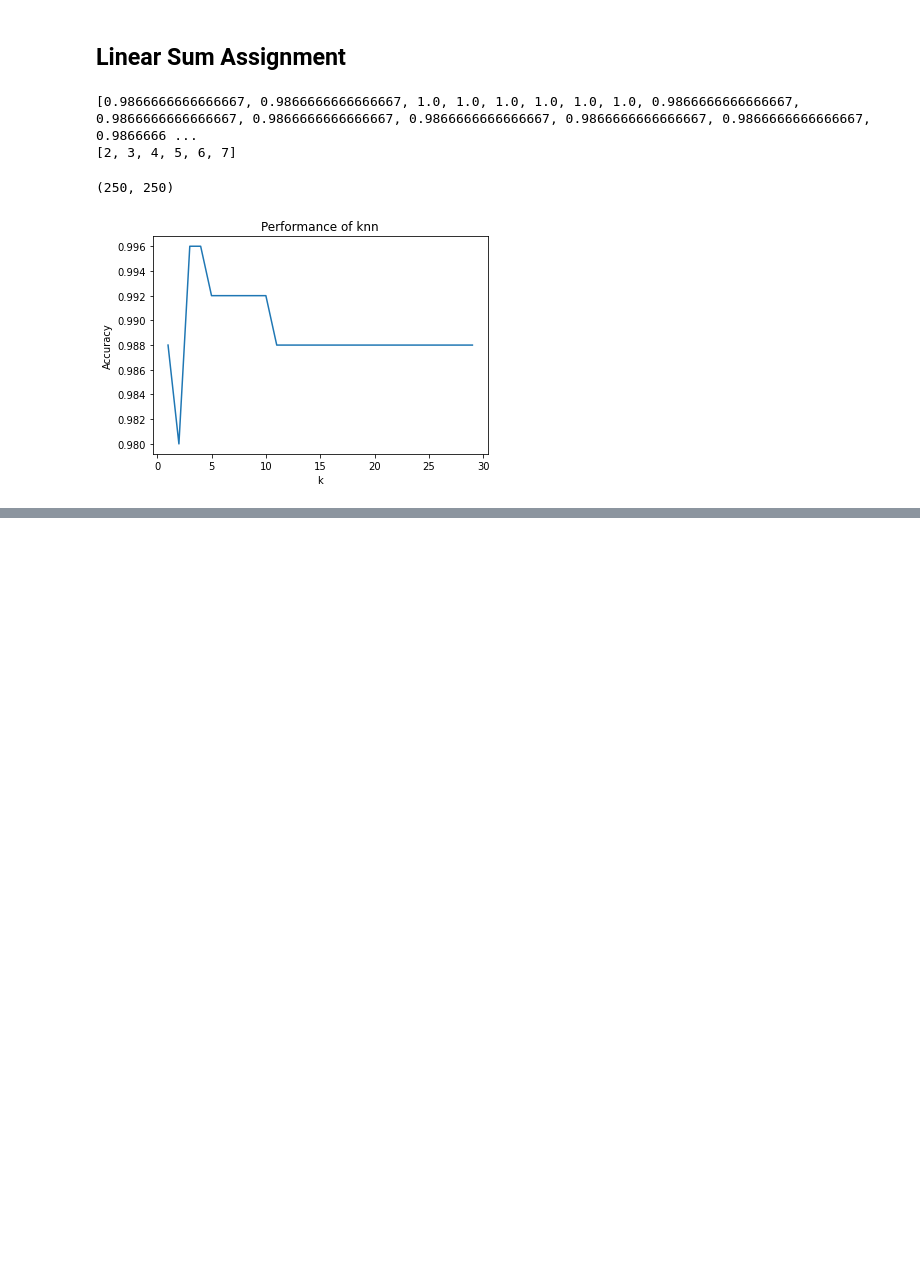
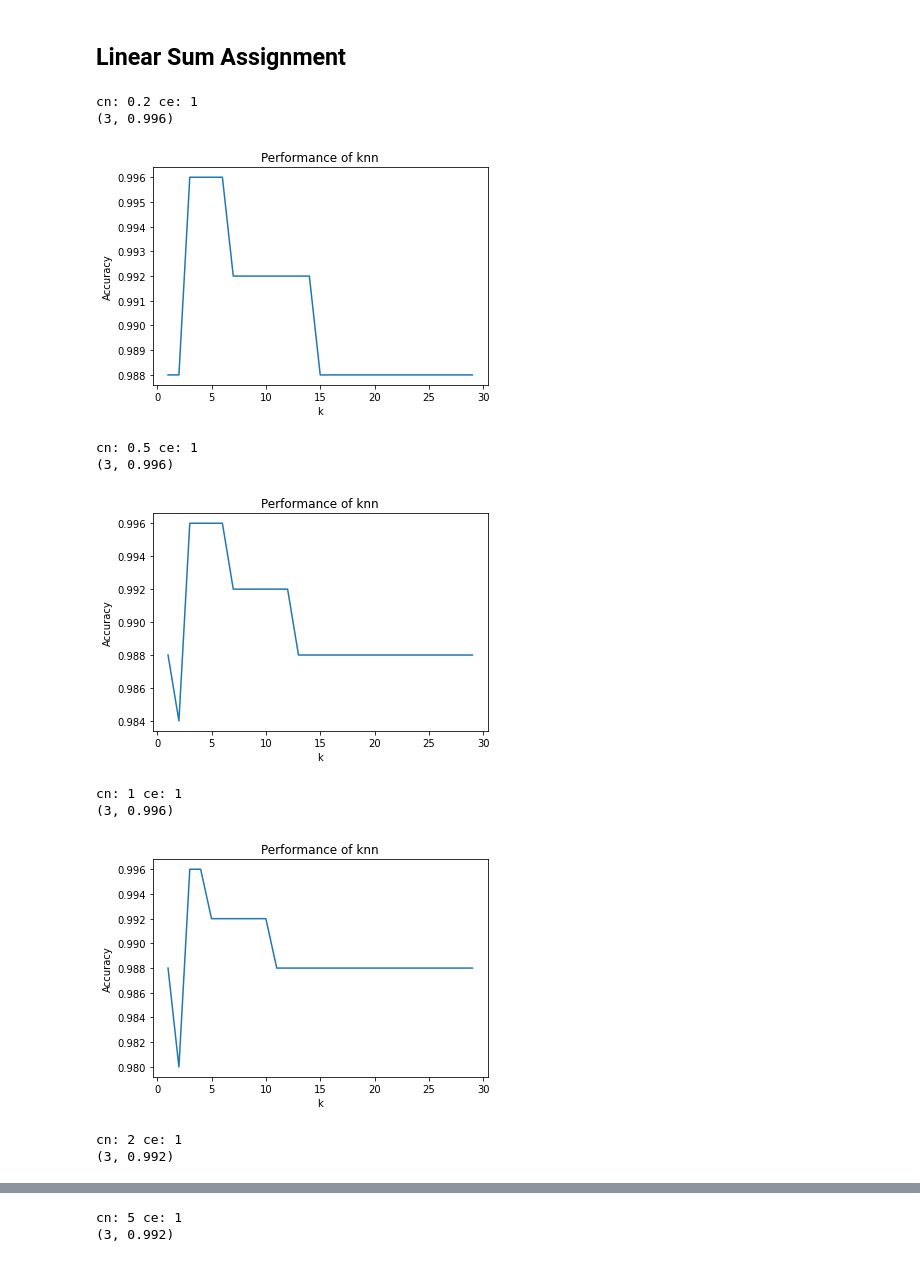
Before and after one commit to anninahelmy/PatternRecognition_FS22, a Jupyter notebook: Molecules/Molecules.ipynb, the cells around one changed output, grey strips where cells are left out. Cells and saved outputs as stored; diff of their text form; code cells hidden in the pictures; blank space fills up the shorter version.

```diff
--- a/Molecules/Molecules.ipynb
+++ b/Molecules/Molecules.ipynb
@@ -63,8 +63,6 @@ import matplotlib.pyplot as plt
 
 def create_graph(filepath):
     tree = ET.parse(filepath)
-    root = tree.getroot()
-    #molecules = {'symbols':[], 'nodes':[], 'edges':[], 'adjacent_edges': []}
     molecules = defaultdict(list)
 
     for node in tree.findall('.//node'):
@@ -74,7 +72,7 @@ def create_graph(filepath):
         molecules['edges'].append([int(edge.attrib['from'].replace('_', '')), int(edge.attrib['to'].replace('_', ''))])
     for symbol in tree.findall('.//attr'):
         if(symbol.attrib['name'] == 'symbol'):
-            molecules['symbols'].append([symbol[0].text.replace(' ', '')])
+            molecules['symbols'].append([symbol[0].text.strip()])
     for node in molecules['nodes']:
         counter = 0
         for edge in molecules['edges']:
@@ -84,14 +82,13 @@ def create_graph(filepath):
     return molecules
 
 
-
+#check if all valid files can be transformed
 graphs = []
 for fn in os.scandir('../Molecules/MoleculesClassification/gxl/'):
     # Only include XML files
     if not fn.name.endswith('.gxl'):
         continue
     graphs.append(create_graph(fn))
-
 print(graphs[3])
 print(graphs[1])
 # %% [output]
@@ -182,23 +164,22 @@ def cost_matrix(graph1, graph2, Cn, Ce):
     for i in range(0, n):
         for j in range(0, m):
             if graph1['symbols'][i] != graph2['symbols'][j]:
-                #print(molecules[graph1]['symbols'][0][i], molecules[graph2]['symbols'][0][j])
                 difference_edges = abs(graph1['adj_edges'][i]- graph2['adj_edges'][j])
                 cost_matrix.itemset((i, j), 2*Cn + difference_edges*Ce)
     #upper right: deletions; here one wants to compute the costs of deleting one node + edge (base graph)
     for i in range(0,n):
-        for j in range(m+1,m+n):
+        for j in range(m+1,l):
             cost_matrix.itemset((i, j), np.Inf)
             cost_del = (Cn + graph1['adj_edges'][i]*Ce)
             cost_matrix.itemset((i, m+i), cost_del)
 
     #lower left: insertions -- here one wants to compute the cost to insert a node from graph2 into graph1
-    for i in range(n+1, m+n):
+    for i in range(n+1, l):
         for j in range(0, m):
             cost_matrix.itemset((i, j), np.Inf)
             cost_ins = (Cn + graph2['adj_edges'][j]*Ce)
             cost_matrix.itemset((n+j, j), cost_ins)
     return cost_matrix
 
-cost_matrix(train_graphs[0], train_graphs[1], 1, 1)
+print(cost_matrix(train_graphs[0], train_graphs[1], 1, 1))
 # %% [output]
@@ -281,34 +265,37 @@ plt.show()
 # %% [markdown]
 ## Linear Sum Assignment
-# %%
-print(accuracies)
-
-indices = [index for index, item in enumerate(accuracies) if item == max(accuracies)]
-print(indices)
-
-# for k = 2, 3, 4,5 , 6, 7 we have an accuracy of 100%
-# %% [output]
-[0.9866666666666667, 0.9866666666666667, 1.0, 1.0, 1.0, 1.0, 1.0, 1.0, 0.9866666666666667, 0.9866666666666667, 0.9866666666666667, 0.9866666666666667, 0.9866666666666667, 0.9866666666666667, 0.9866666 ...
-[2, 3, 4, 5, 6, 7]
-# %%
-dist_ = distance_matrix(graphs_valid, graphs_train, 1, 1)
-# %%
-dist_
-# %% [output]
-(250, 250)
 # %%
+for cn in (0.2, 0.5, 1, 2, 5, 10):
+    ce = 1
+    print("cn:", cn, "ce:", ce)
+    dist_ = distance_matrix(graphs_valid, graphs_train, cn, ce)
 
-accuracies = []
-ks = range(1, 30)
-for k in ks:
-    accuracy = knn(dist_, k, labels_valid, labels_train)
-    accuracies.append(accuracy)
+    accuracies = []
+    ks = range(1, 30)
+    max_accuracy = (-1, 0)
+    for k in ks:
+        accuracy = knn(dist_, k, labels_valid, labels_train)
+        accuracies.append(accuracy)
+        if(accuracy > max_accuracy[1]):
+            max_accuracy = (k, accuracy)
 
-fig, ax = plt.subplots()
-ax.plot(ks, accuracies)
-ax.set(xlabel="k",
-       ylabel="Accuracy",
-       title="Performance of knn")
-plt.show()
+    print(max_accuracy)
+
+    fig, ax = plt.subplots()
+    ax.plot(ks, accuracies)
+    ax.set(xlabel="k",
+           ylabel="Accuracy",
+           title="Performance of knn")
+    plt.show()
 # %% [output]
+cn: 0.2 ce: 1
+(3, 0.996)
-[figure, old version]
+[figure, new version]
+cn: 0.5 ce: 1
+(3, 0.996)
+[figure, added]
+cn: 1 ce: 1
+(3, 0.996)
+[figure, added]
+cn: 2 ce: 1
+(3, 0.992)
@@ -314,0 +303,2 @@ plt.show()
+cn: 5 ce: 1
+(3, 0.992)
```
Also changed, not shown: parts of 8 cells of this notebook.
